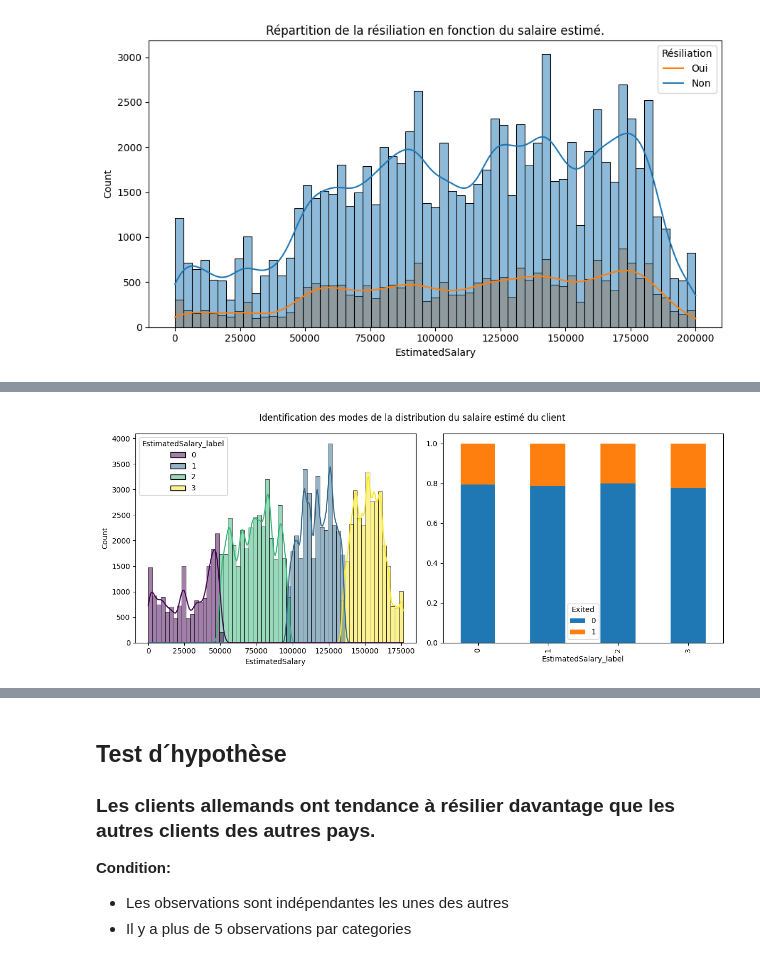
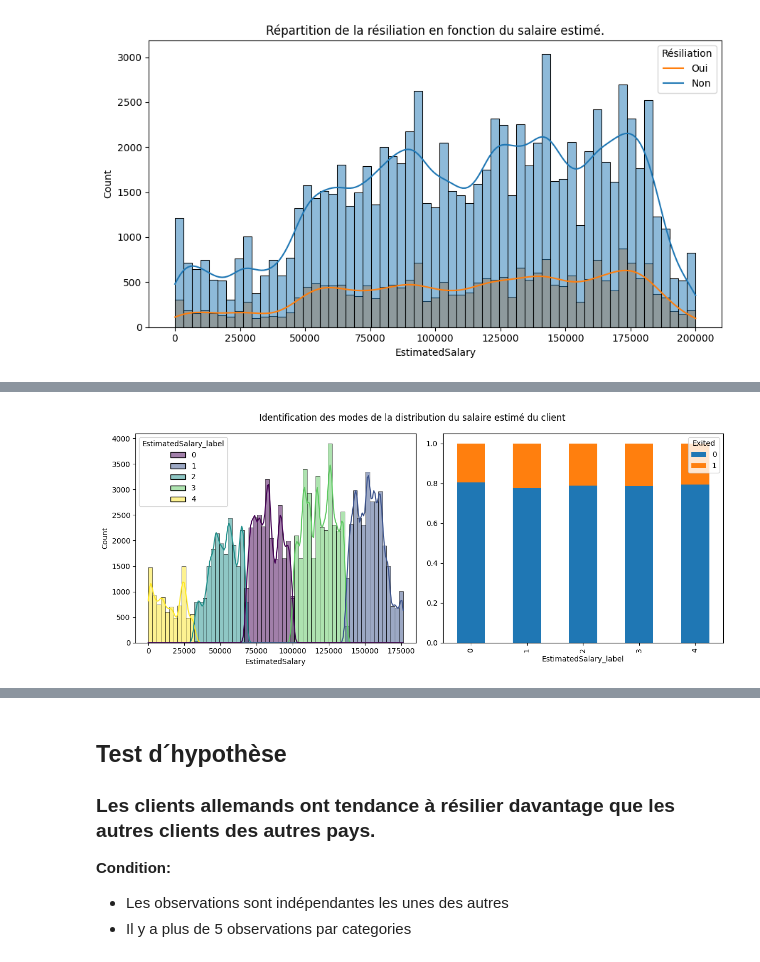
Before and after one commit to lbihin/mlpro-classification-bank-churn-2025, a Jupyter notebook: eda/eda.ipynb, the cells around one changed output, grey strips where cells are left out. Drawn from its saved outputs; the diff is of its cells as text; code cells hidden in the pictures.

```diff
--- a/eda/eda.ipynb
+++ b/eda/eda.ipynb
@@ -37,14 +38,13 @@ df.head()
 # %% [markdown]
 On sépare le dataset en une partie train et test set
 # %%
-
-
-
-y = df.pop('Exited')
+y = df.pop("Exited")
 X = df.copy()
 
 
-X_train, X_test, y_train, y_test = train_test_split(X, y, test_size=TEST_SIZE, random_state=RANDOM_STATE)
+X_train, X_test, y_train, y_test = train_test_split(
+    X, y, test_size=TEST_SIZE, random_state=RANDOM_STATE
+)
 
 print(f"The X_train set contains: {X_train.shape} elements")
 print(f"The y_train set contains: {y_train.shape} elements")
@@ -727,10 +748,12 @@ from sklearn.base import BaseEstimator, TransformerMixin
 
 
 class GMMFeatures(BaseEstimator, TransformerMixin):
-    def __init__(self, n_components=2, feature_name='Balance', **kwargs):
+    def __init__(self, n_components=2, feature_name="Balance", **kwargs):
         self.n_components = n_components
         self.feature_name = feature_name
-        self.gmm = GaussianMixture(n_components=self.n_components, **kwargs)  # Initialize gmm to None
+        self.gmm = GaussianMixture(
+            n_components=self.n_components, **kwargs
+        )  # Initialize gmm to None
 
     def fit(self, X, y=None):
         # Check if the feature exists in the DataFrame
@@ -750,5 +773,7 @@ class GMMFeatures(BaseEstimator, TransformerMixin):
         # Ensure X is a DataFrame
         if not isinstance(X_copy, pd.DataFrame):
             X = pd.DataFrame(X_copy)
-        X_copy[f'{self.feature_name}_label'] = self.gmm.fit_predict(X_copy[[self.feature_name]])
+        X_copy[f"{self.feature_name}_label"] = self.gmm.fit_predict(
+            X_copy[[self.feature_name]]
+        )
         return X_copy
@@ -836,19 +999,26 @@ plt.show()
 # %%
 data = train_df.copy()
 # On tente de rendre chaque groupe comme une distribution normale
-data['EstimatedSalary'], fitted_lambda = boxcox(data['EstimatedSalary'])
+data["EstimatedSalary"], fitted_lambda = boxcox(data["EstimatedSalary"])
 
-gmm_features = GMMFeatures(n_components=4, feature_name='EstimatedSalary')
+gmm_features = GMMFeatures(n_components=5, feature_name="EstimatedSalary")
 data = gmm_features.fit_transform(data)
 
 fig, ax = plt.subplots(1, 2, figsize=(12, 5))
-plt.suptitle('Identification des modes de la distribution du salaire estimé du client')
-sns.histplot(data, x='EstimatedSalary', hue='EstimatedSalary_label', palette='viridis', kde=True, ax=ax[0])
-crosstab = pd.crosstab(data['EstimatedSalary_label'], data['Exited'], normalize='index')
+plt.suptitle("Identification des modes de la distribution du salaire estimé du client")
+sns.histplot(
+    data,
+    x="EstimatedSalary",
+    hue="EstimatedSalary_label",
+    palette="viridis",
+    kde=True,
+    ax=ax[0],
+)
+crosstab = pd.crosstab(data["EstimatedSalary_label"], data["Exited"], normalize="index")
 crosstab.plot(kind="bar", stacked=True, ax=ax[1])
 plt.tight_layout()
 plt.show()
 # %% [output]
-[figure, old version]
+[figure, new version]
 # %%
 # Calculate the correlation matrix
```
Also changed, not shown: parts of 54 cells of this notebook, 1 other file.
